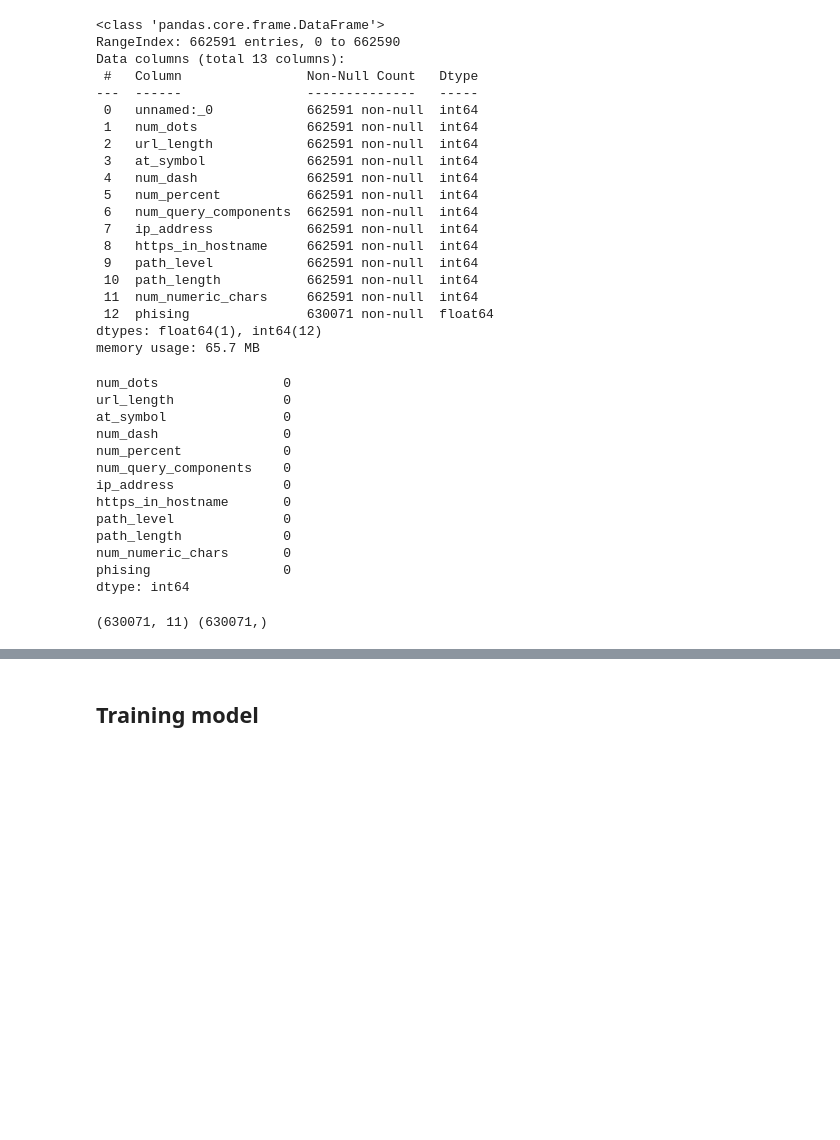
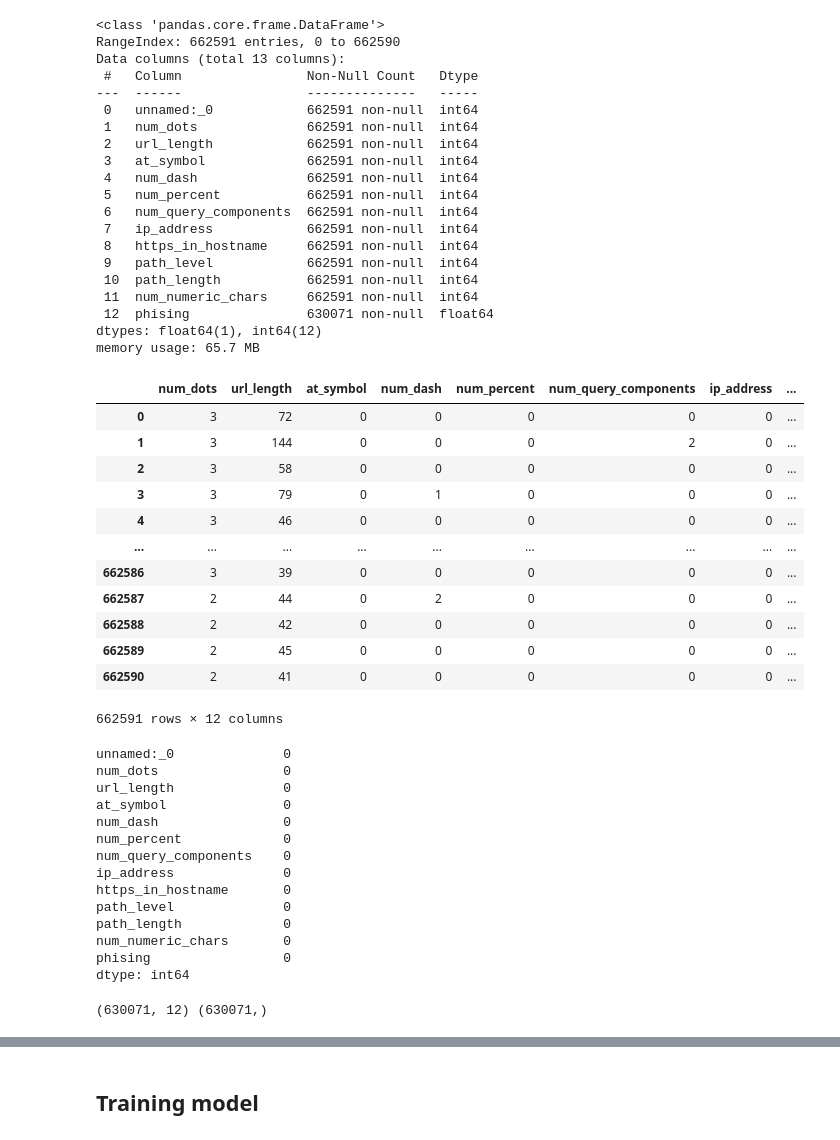
Before and after one commit to mcDJIL/phishing-checker, a Jupyter notebook: main.ipynb, the cells around one changed output, grey strips where cells are left out. Cells and saved outputs as stored; diff of their text form; code cells hidden in the pictures; blank space fills up the shorter version.

```diff
--- a/main.ipynb
+++ b/main.ipynb
@@ -95,12 +95,27 @@ Data columns (total 13 columns):
 dtypes: float64(1), int64(12)
 memory usage: 65.7 MB
 # %%
-df.drop(columns=['unnamed:_0'], inplace=True)
+df.drop(columns=['unnamed:_0'])
+# %% [output]
+|  | num_dots | url_length | at_symbol | num_dash | num_percent | num_query_components | ip_address | ... |
+| 0 | 3 | 72 | 0 | 0 | 0 | 0 | 0 | ... |
+| 1 | 3 | 144 | 0 | 0 | 0 | 2 | 0 | ... |
+| 2 | 3 | 58 | 0 | 0 | 0 | 0 | 0 | ... |
+| 3 | 3 | 79 | 0 | 1 | 0 | 0 | 0 | ... |
+| 4 | 3 | 46 | 0 | 0 | 0 | 0 | 0 | ... |
+| ... | ... | ... | ... | ... | ... | ... | ... | ... |
+| 662586 | 3 | 39 | 0 | 0 | 0 | 0 | 0 | ... |
+| 662587 | 2 | 44 | 0 | 2 | 0 | 0 | 0 | ... |
+| 662588 | 2 | 42 | 0 | 0 | 0 | 0 | 0 | ... |
+| 662589 | 2 | 45 | 0 | 0 | 0 | 0 | 0 | ... |
+| 662590 | 2 | 41 | 0 | 0 | 0 | 0 | 0 | ... |
+662591 rows × 12 columns
 # %%
 df.dropna(subset=['phising'], inplace=True)
 # %%
 df.isnull().sum()
 # %% [output]
+unnamed:_0              0
 num_dots                0
 url_length              0
 at_symbol               0
@@ -115,12 +130,12 @@ num_numeric_chars       0
 phising                 0
 dtype: int64
 # %%
-X = df.drop(columns=["phising"], axis=True)   # semua fitur
+X = df.drop(columns=["phising"])   # semua fitur
 y = df["phising"]                  # target
 
 print(X.shape, y.shape)
 # %% [output]
-(630071, 11) (630071,)
+(630071, 12) (630071,)
 # %%
 dfColumns = pd.DataFrame(df.columns, columns=['Column Name'])
 dfColumns
```
Also changed, not shown: parts of 6 cells of this notebook, 2 other files.
